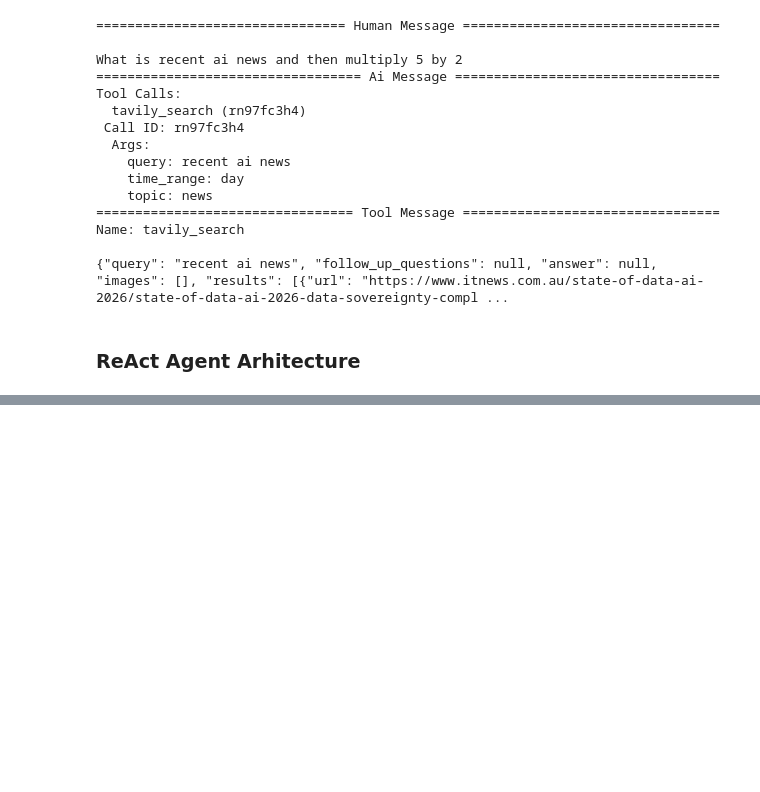
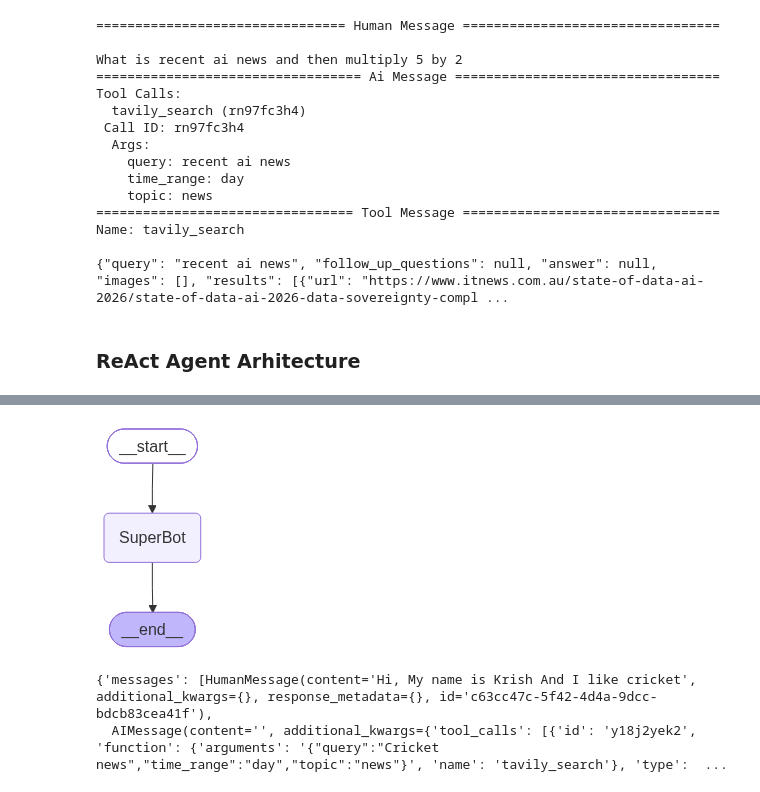
Before and after one commit to devv1002/LangGraph, a Jupyter notebook: 1-basicChatbot/1-basicChatbot.ipynb, the cells around one changed output, grey strips where cells are left out. Saved outputs shown, nothing was run; the diff lists cells and outputs as text; code cells hidden in the pictures; blank space fills up the shorter version.

```diff
--- a/1-basicChatbot/1-basicChatbot.ipynb
+++ b/1-basicChatbot/1-basicChatbot.ipynb
@@ -212,0 +347,34 @@ Name: tavily_search
+# %%
+from langgraph.checkpoint.memory import MemorySaver
+
+memory = MemorySaver()
+# %%
+def superbot(state: State):
+    return {
+        "messages": [llm_with_tool.invoke(state["messages"])]
+    }
+# %%
+graph = StateGraph(State)
+
+## Node
+graph.add_node("SuperBot", superbot)
+
+## Edges
+graph.add_edge(START, "SuperBot")
+graph.add_edge("SuperBot", END)
+
+graph_builder = graph.compile(checkpointer=memory)
+
+## Display
+from IPython.display import Image, display
+
+display(Image(graph_builder.get_graph().draw_mermaid_png()))
+# %% [output]
+[figure, added]
+# %%
+config = {"configurable": {"thread_id": "1"}}
+
+graph_builder.invoke({"messages": "Hi, My name is Krish And I like cricket"},config)
+# %% [output]
+{'messages': [HumanMessage(content='Hi, My name is Krish And I like cricket', additional_kwargs={}, response_metadata={}, id='c63cc47c-5f42-4d4a-9dcc-bdcb83cea41f'),
+  AIMessage(content='', additional_kwargs={'tool_calls': [{'id': 'y18j2yek2', 'function': {'arguments': '{"query":"Cricket news","time_range":"day","topic":"news"}', 'name': 'tavily_search'}, 'type':  ...
```
Also changed, not shown: parts of 14 cells of this notebook.
